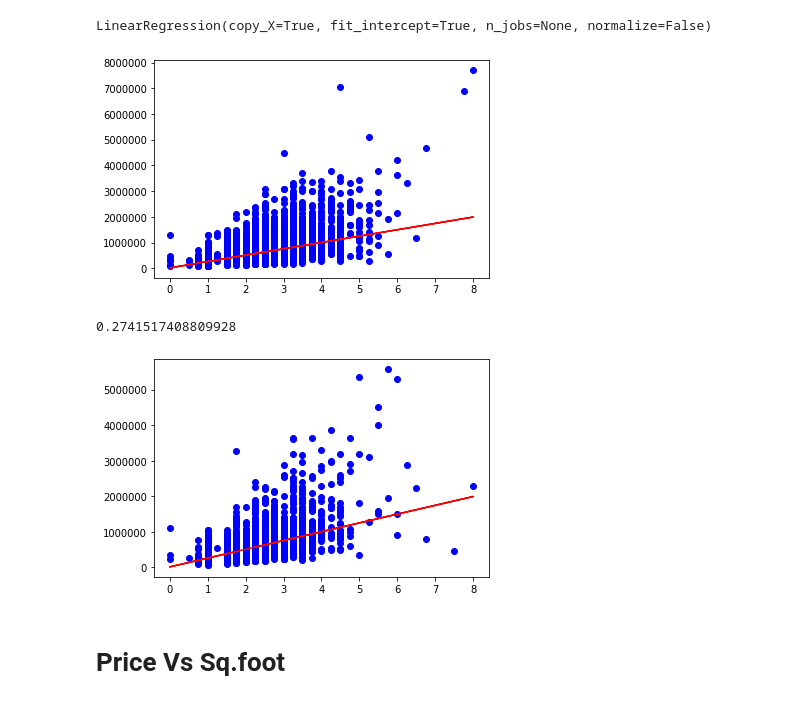
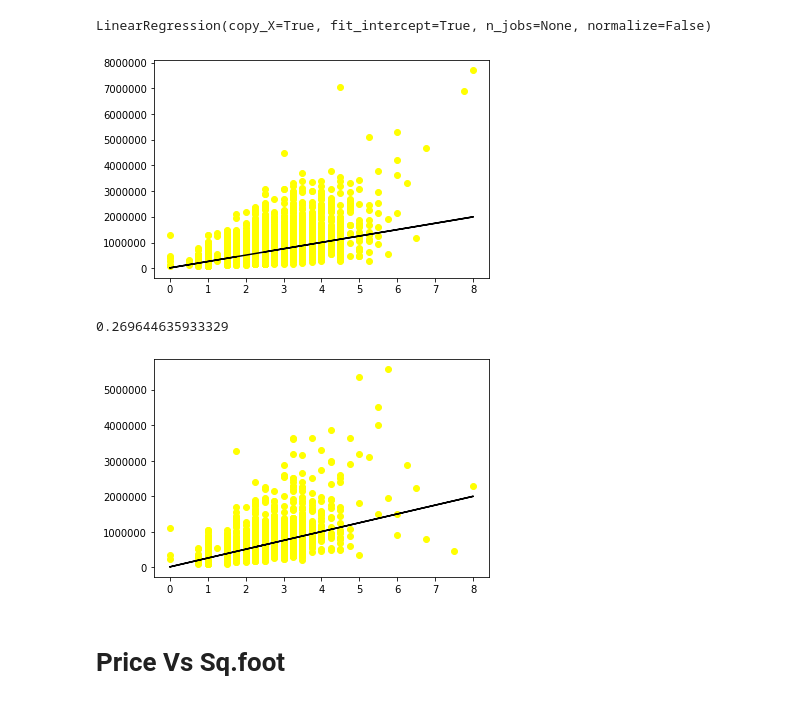
Before and after one commit to manvitha-1212/LetsUpgrade-AL-ML, a Jupyter notebook: day 21 linear regression .ipynb, the cells around one changed output. Drawn from its saved outputs; the diff is of its cells as text; code cells hidden in the pictures.

```diff
--- a/day 21 linear regression .ipynb
+++ b/day 21 linear regression .ipynb
@@ -183,7 +183,7 @@ x = data.drop(['price','sqft_living','bedrooms','floors'], axis=1)
 y = data.drop(['sqft_living','bedrooms','bathrooms','floors'], axis=1)
 # %%
 from sklearn.model_selection import train_test_split
-train_x,test_x,train_y,test_y = train_test_split(x,y,random_state = 42,test_size=0.25)
+train_x,test_x,train_y,test_y = train_test_split(x,y,random_state = 42,test_size=0.20)
 # %%
 from sklearn.linear_model import LinearRegression
 lr = LinearRegression()
@@ -192,24 +192,24 @@ lr.fit(train_x, train_y)
 LinearRegression(copy_X=True, fit_intercept=True, n_jobs=None, normalize=False)
 # %%
 
-plt.scatter(train_x, train_y, color = 'blue')
-plt.plot(train_x, lr.predict(train_x), color = 'red')
+plt.scatter(train_x, train_y, color = 'yellow')
+plt.plot(train_x, lr.predict(train_x), color = 'black')
 plt.show()
 # %% [output]
-[figure, old version]
+[figure, new version]
 # %%
 ypred = lr.predict(test_x)
 # %%
 from sklearn.metrics import r2_score
 print(r2_score(test_y, ypred))
 # %% [output]
-0.2741517408809928
+0.269644635933329
 # %%
-plt.scatter(test_x, test_y, color = 'blue')
-plt.plot(test_x, lr.predict(test_x), color = 'red')
+plt.scatter(test_x, test_y, color = 'yellow')
+plt.plot(test_x, lr.predict(test_x), color = 'black')
 plt.show()
 # %% [output]
-[figure, old version]
+[figure, new version]
 # %% [markdown]
 # Price Vs Sq.foot
 # %%
```
Also changed, not shown: parts of 4 cells of this notebook.
